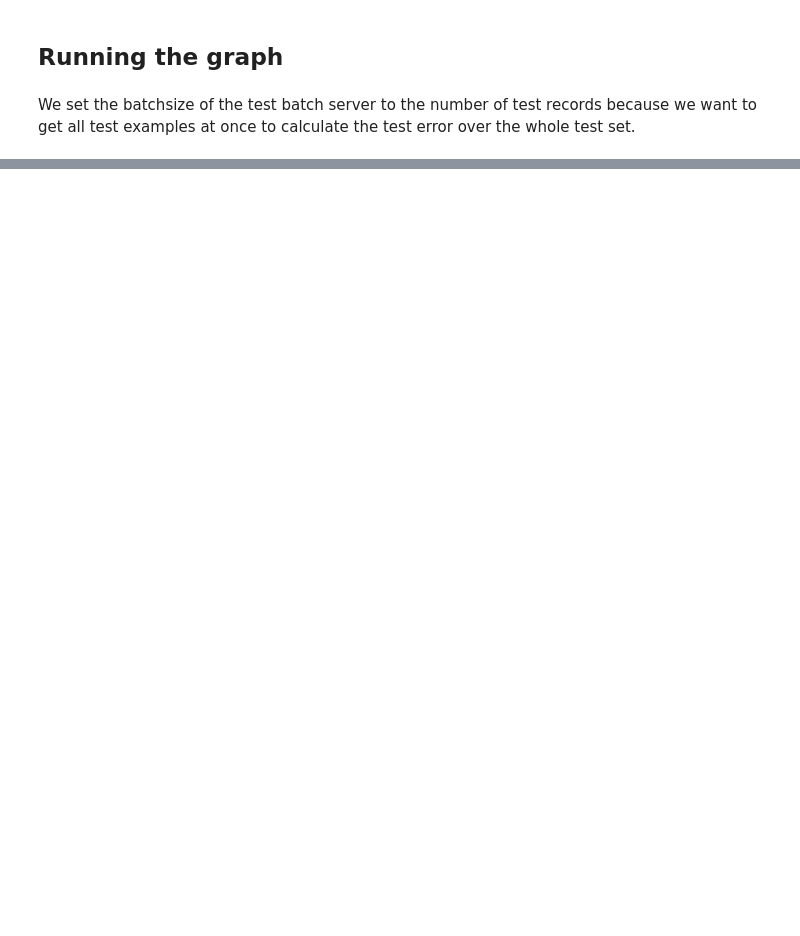
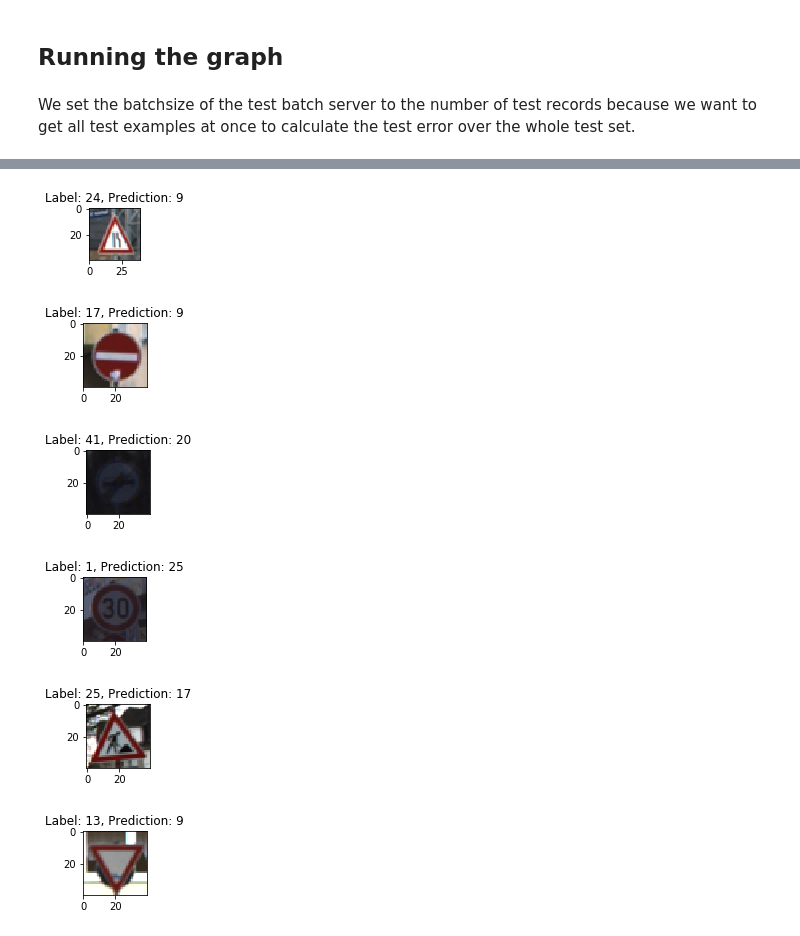
Before and after one commit to JonathanHunz/BLL_GTSRB, a Jupyter notebook: notebooks/GTSRB-Feed_Forward_Neural_Network.ipynb, the cells around one changed output, grey strips where cells are left out. Drawn from its saved outputs; the diff is of its cells as text; code cells hidden in the pictures; blank space fills up the shorter version.

Commit message:
Fix predictions in feed_forward notebook

```diff
--- a/notebooks/GTSRB-Feed_Forward_Neural_Network.ipynb
+++ b/notebooks/GTSRB-Feed_Forward_Neural_Network.ipynb
@@ -136,12 +151,25 @@ with tf.Session() as sess:
                 print('{}: Epoch: {:02d} \t Batch: {:02d} \t Train Accuracy {:02f} \t Test Accuracy: {:02f}'.format(datetime.now(), i, j, train_accuracy, test_accuracy))
 
     # Predict
-    predict_image, _ = sess.run(predict_data.next_batch())
-    prediction = sess.run(tf.argmax(p_y, 1), feed_dict={X: predict_image})
-    plt.imshow(predict_image)
-    plt.show()
-    print(prediction)
+    plt.figure(1)
+    plt.subplots_adjust(wspace=0.3, hspace=0.6)
 
+    # Make 6 predictions
+    for i in range(6):
+        plt.subplot(3, 2, i + 1)
+
+        # Predict
+        predict_image, predict_label = sess.run(predict_data.next_batch())
+        prediction = sess.run(tf.argmax(p_y, 1), feed_dict={X: predict_image})
+
+        # Reshape image
+        image_reshaped = sess.run(tf.reshape(predict_image, [40, 40, 3]))
+        predict_label = sess.run(tf.argmax(predict_label, 1))
+
+        # Show image
+        plt.imshow(image_reshaped)
+        plt.title("Label: {}, Prediction: {}".format(predict_label[0], prediction[0]))
+        plt.show()
 
     # Stop coordinator
     coord.request_stop()
@@ -151 +182,7 @@ Training...
+[figure, added]
+[figure, added]
+[figure, added]
+[figure, added]
+[figure, added]
+[figure, added]
 # %%
```
Also changed, not shown: parts of 5 cells of this notebook.
